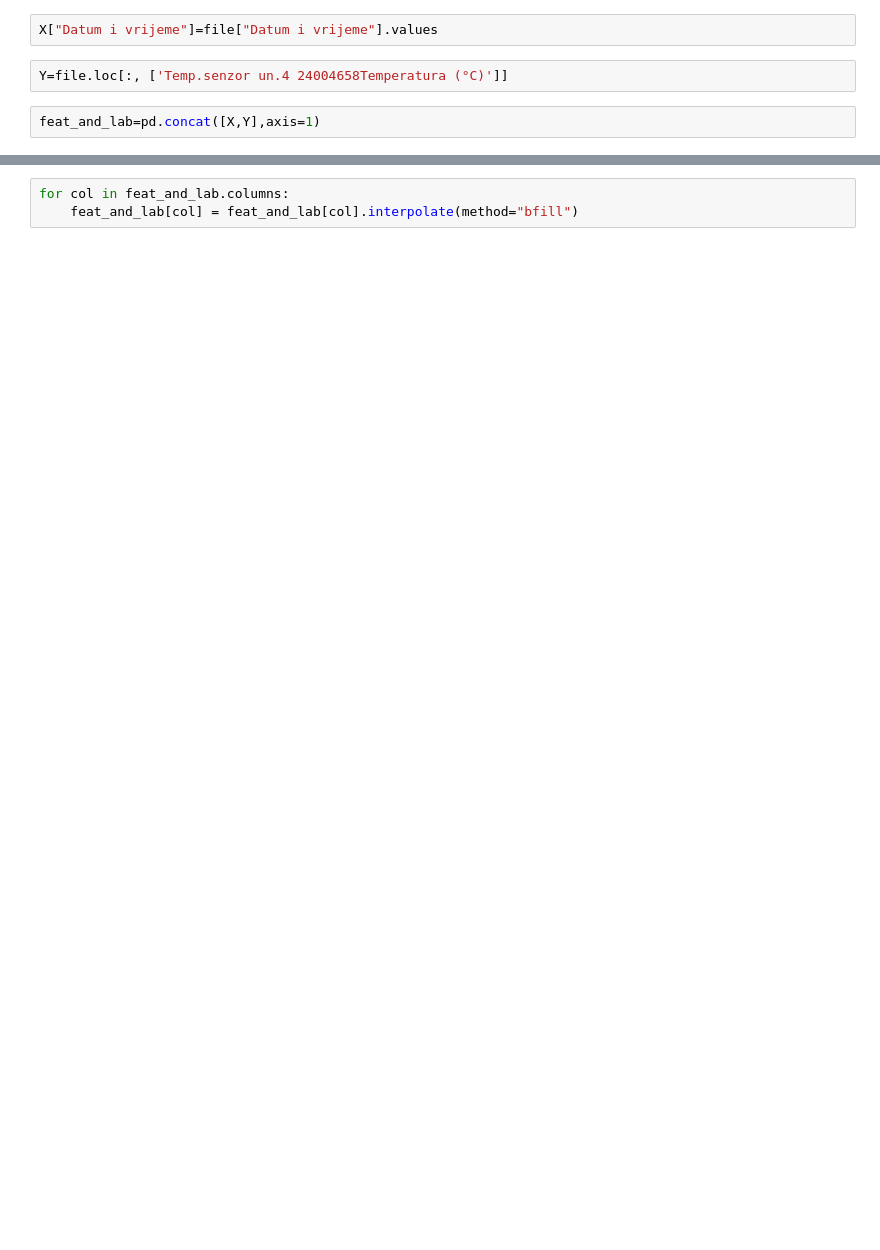
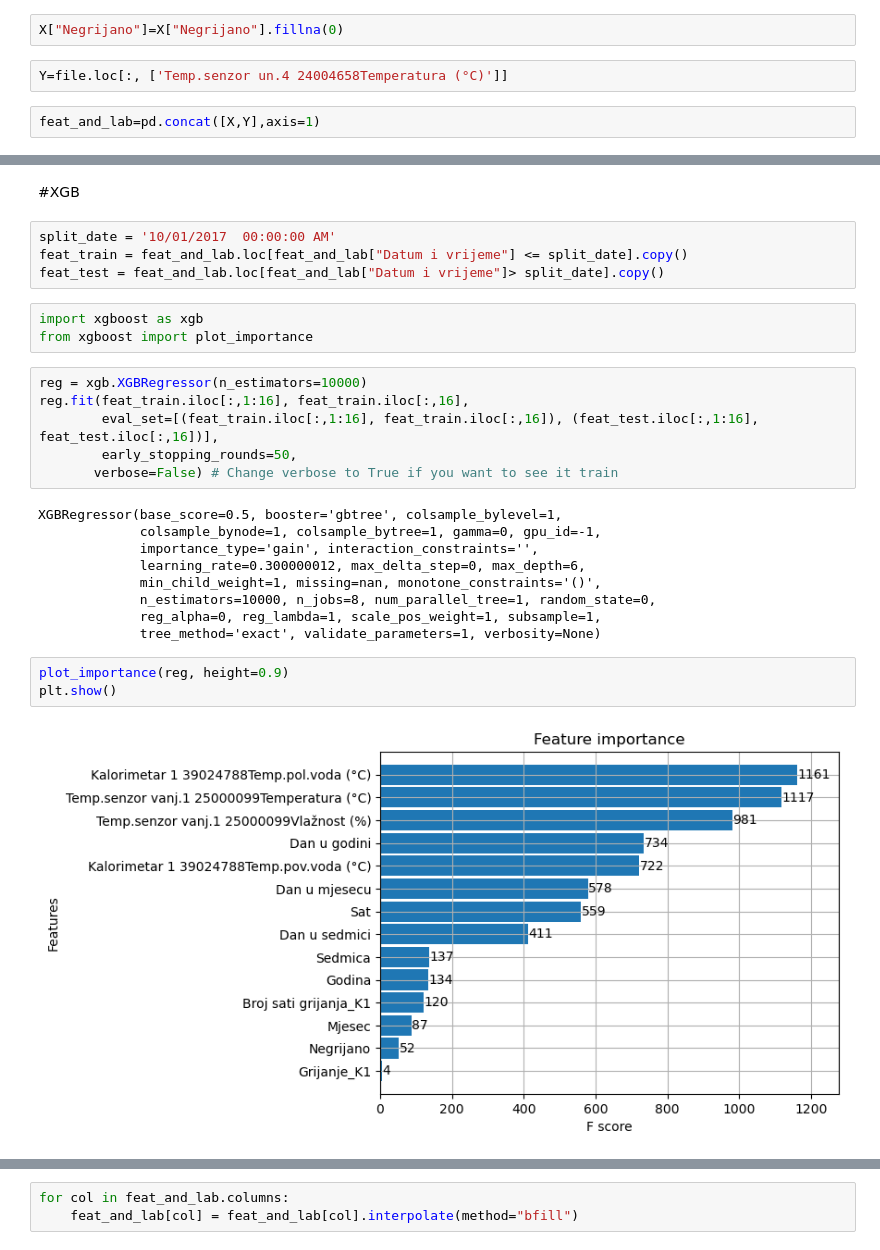
Before and after one commit to ehlimana/EMS, a Jupyter notebook: Untitled - Copy - Copy.ipynb, the cells around one changed output, grey strips where cells are left out. Cells and saved outputs as stored; diff of their text form; blank space fills up the shorter version.

```diff
--- a/Untitled - Copy - Copy.ipynb
+++ b/Untitled - Copy - Copy.ipynb
@@ -171,5 +193,5 @@ X.set_index(file["Datum i vrijeme"])
-# %%
-X["Datum i vrijeme"]=file["Datum i vrijeme"].values
+# %%
+X["Negrijano"]=X["Negrijano"].fillna(0)
 # %%
 Y=file.loc[:, ['Temp.senzor un.4 24004658Temperatura (°C)']]
 # %%
@@ -180,0 +226,29 @@ feat_and_lab.isna().sum()
+# %% [markdown]
+#XGB
+# %%
+split_date = '10/01/2017  00:00:00 AM'
+feat_train = feat_and_lab.loc[feat_and_lab["Datum i vrijeme"] <= split_date].copy()
+feat_test = feat_and_lab.loc[feat_and_lab["Datum i vrijeme"]> split_date].copy()
+# %%
+import xgboost as xgb
+from xgboost import plot_importance
+# %%
+reg = xgb.XGBRegressor(n_estimators=10000)
+reg.fit(feat_train.iloc[:,1:16], feat_train.iloc[:,16],
+        eval_set=[(feat_train.iloc[:,1:16], feat_train.iloc[:,16]), (feat_test.iloc[:,1:16], feat_test.iloc[:,16])],
+        early_stopping_rounds=50,
+       verbose=False) # Change verbose to True if you want to see it train
+# %% [output]
+XGBRegressor(base_score=0.5, booster='gbtree', colsample_bylevel=1,
+             colsample_bynode=1, colsample_bytree=1, gamma=0, gpu_id=-1,
+             importance_type='gain', interaction_constraints='',
+             learning_rate=0.300000012, max_delta_step=0, max_depth=6,
+             min_child_weight=1, missing=nan, monotone_constraints='()',
+             n_estimators=10000, n_jobs=8, num_parallel_tree=1, random_state=0,
+             reg_alpha=0, reg_lambda=1, scale_pos_weight=1, subsample=1,
+             tree_method='exact', validate_parameters=1, verbosity=None)
+# %%
+plot_importance(reg, height=0.9)
+plt.show()
+# %% [output]
+[figure, added]
```
Also changed, not shown: parts of 64 cells of this notebook, 1 other file.
